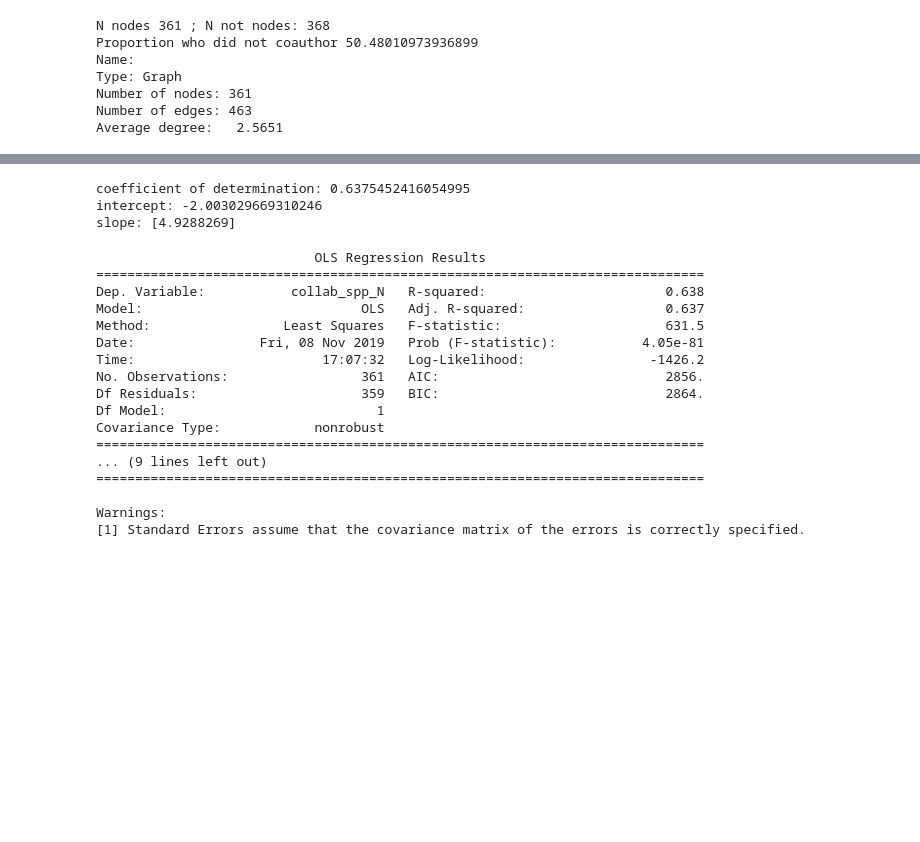
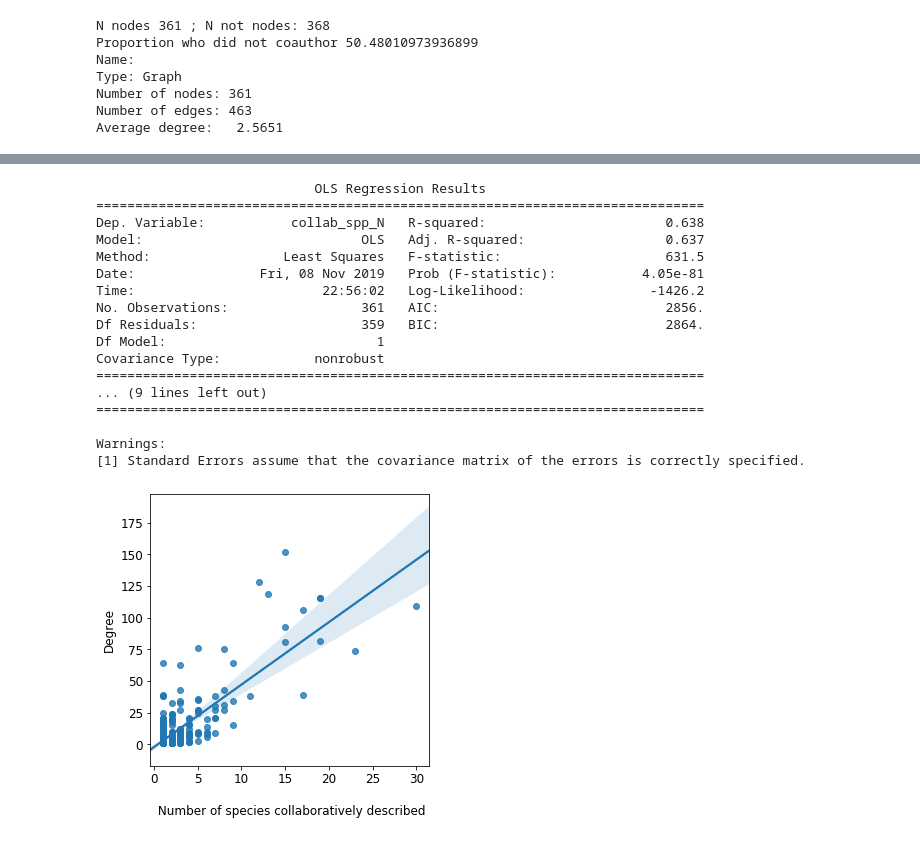
Before and after one commit to eunices/masters-thesis-code, a Jupyter notebook: 2019-09-24-coauthor-networkx/2019-11-07-coauthor-network-collaborativeness.ipynb, the cells around one changed output, grey strips where cells are left out. Drawn from its saved outputs; the diff is of its cells as text; code cells hidden in the pictures; blank space fills up the shorter version.

```diff
--- a/2019-09-24-coauthor-networkx/2019-11-07-coauthor-network-collaborativeness.ipynb
+++ b/2019-09-24-coauthor-networkx/2019-11-07-coauthor-network-collaborativeness.ipynb
@@ -41,8 +45,3 @@ n.columns = ['full.name.of.describer.n', 'degree', 'betweenness', 'eigenvector']
 spp_counts = spp_counts.merge(n, "outer", on="full.name.of.describer.n")
 spp_counts = spp_counts[spp_counts['collab_spp_N'].notna()]
 spp_counts = spp_counts[spp_counts['degree'].notna()]
-# %%
-plt.figure(figsize=(10, 10))
-plt.rc('font', size=25)
-ax = sns.regplot(x=spp_counts['collab_spp_N'], y=spp_counts['degree'])
-ax.set(xlabel='\n Number of species collaboratively described', ylabel='Degree')
@@ -53,35 +48,40 @@ ax.set(xlabel='\n Number of species collaboratively described', ylabel='Degree')
-# %%
-x, y = spp_counts[['degree']], spp_counts['collab_spp_N'].values
-model = LinearRegression().fit(x, y)
-r_sq = model.score(x, y)
-print('coefficient of determination:', r_sq)
-
-print('intercept:', model.intercept_)
-print('slope:', model.coef_)
-# %% [output]
-coefficient of determination: 0.6375452416054995
-intercept: -2.003029669310246
-slope: [4.9288269]
-# %%
-X2 = sm.add_constant(spp_counts['degree'])
-est = sm.OLS(spp_counts['collab_spp_N'], X2)
-est2 = est.fit()
-print(est2.summary())
-# %% [output]
-                            OLS Regression Results
-==============================================================================
-Dep. Variable:           collab_spp_N   R-squared:                       0.638
-Model:                            OLS   Adj. R-squared:                  0.637
-Method:                 Least Squares   F-statistic:                     631.5
-Date:                Fri, 08 Nov 2019   Prob (F-statistic):           4.05e-81
-Time:                        17:07:32   Log-Likelihood:                -1426.2
-No. Observations:                 361   AIC:                             2856.
-Df Residuals:                     359   BIC:                             2864.
-Df Model:                           1
-Covariance Type:            nonrobust
-==============================================================================
-... (9 lines left out)
-==============================================================================
-
-Warnings:
-[1] Standard Errors assume that the covariance matrix of the errors is correctly specified.
+# %%
+def reg_xy(x, y, xlab, ylab):
+
+    # statsmodels
+    X2 = sm.add_constant(x)
+    est = sm.OLS(y, X2)
+    est2 = est.fit()
+    print(est2.summary())
+
+    # plot
+    plt.figure(figsize=(5, 5))
+    plt.rc('font', size=12)
+    ax = sns.regplot(x=x, y=y)
+    ax.set(xlabel=xlab, ylabel=ylab)
+# %%
+x = spp_counts['degree']
+y = spp_counts['collab_spp_N']
+xlab = '\n Number of species collaboratively described'
+ylab = 'Degree'
+
+reg_xy(x, y, xlab, ylab)
+# %% [output]
+                            OLS Regression Results
+==============================================================================
+Dep. Variable:           collab_spp_N   R-squared:                       0.638
+Model:                            OLS   Adj. R-squared:                  0.637
+Method:                 Least Squares   F-statistic:                     631.5
+Date:                Fri, 08 Nov 2019   Prob (F-statistic):           4.05e-81
+Time:                        22:56:02   Log-Likelihood:                -1426.2
+No. Observations:                 361   AIC:                             2856.
+Df Residuals:                     359   BIC:                             2864.
+Df Model:                           1
+Covariance Type:            nonrobust
+==============================================================================
+... (9 lines left out)
+==============================================================================
+
+Warnings:
+[1] Standard Errors assume that the covariance matrix of the errors is correctly specified.
+[figure, added]
```
Also changed, not shown: parts of 8 cells of this notebook, 2 other files.
